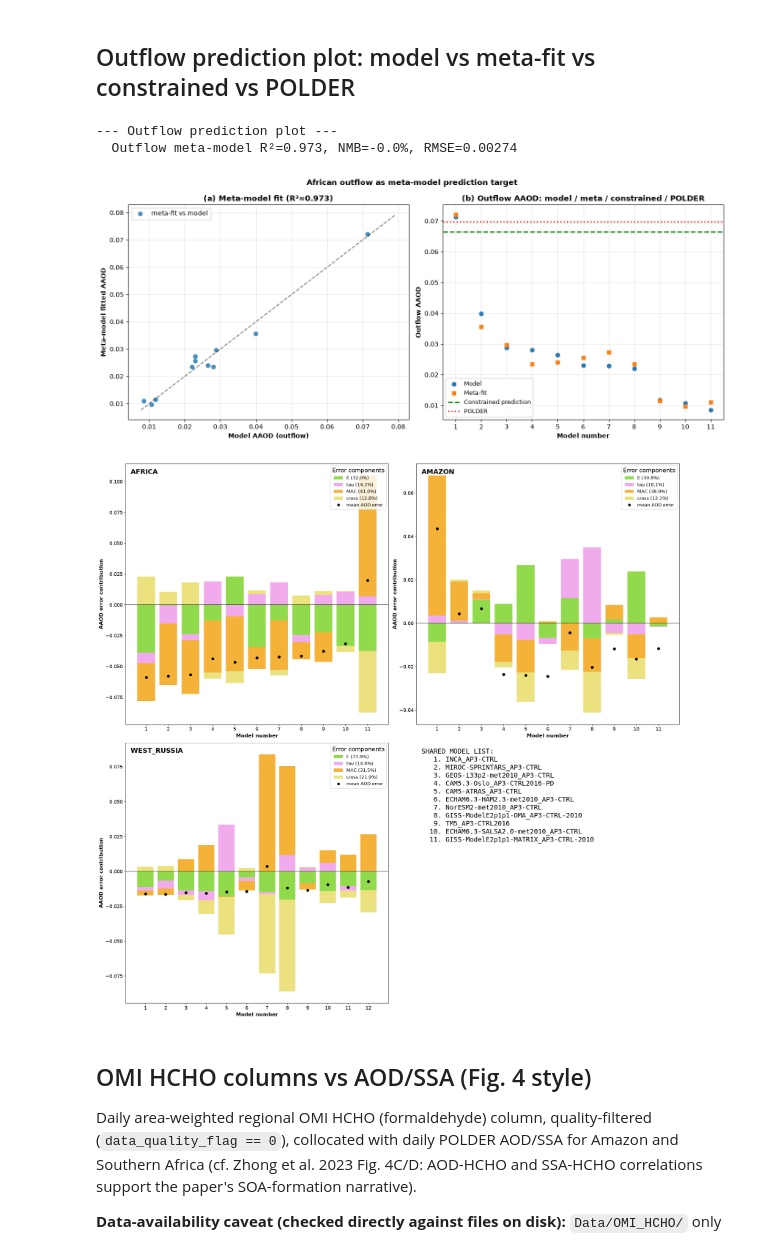
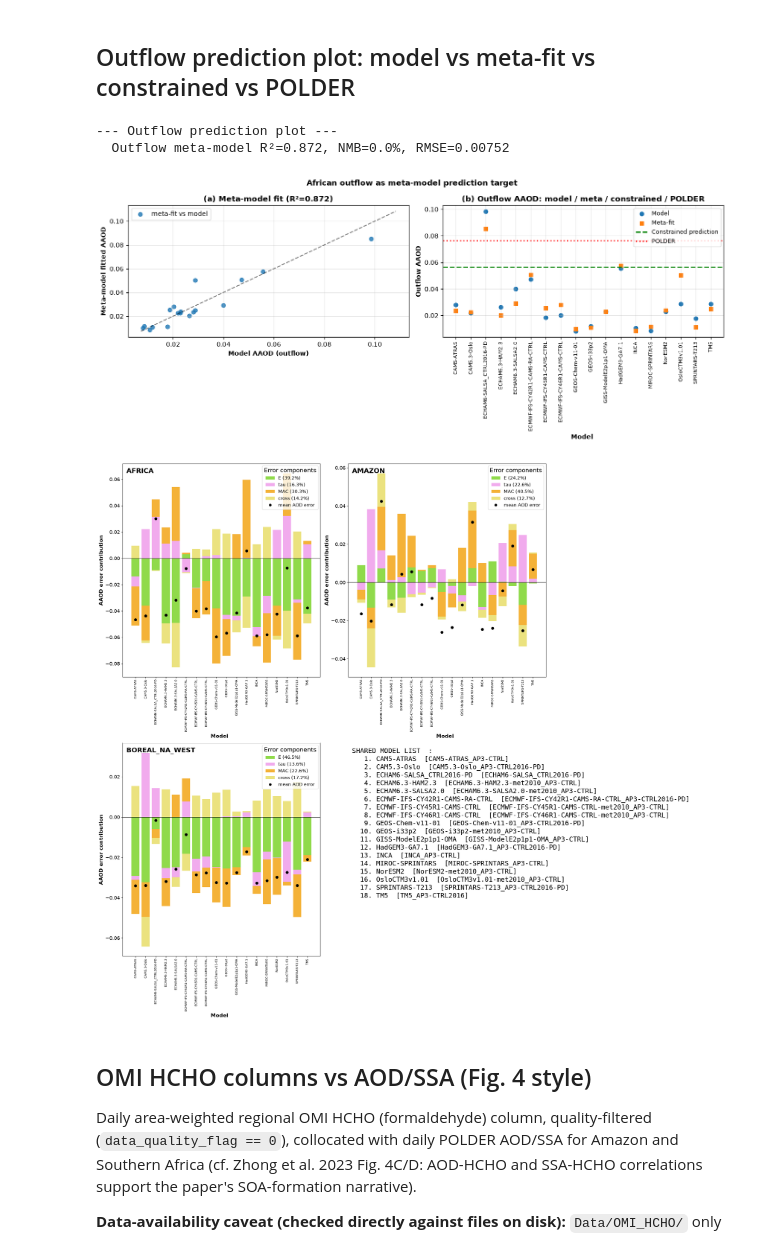
Before and after one commit to jessieaha/AeroCom_Error, a Jupyter notebook: notebooks/AAOD_error_attribution.ipynb, the cells around one changed output. Saved outputs shown, nothing was run; the diff lists cells and outputs as text; code cells hidden in the pictures.

```diff
--- a/notebooks/AAOD_error_attribution.ipynb
+++ b/notebooks/AAOD_error_attribution.ipynb
@@ -362,6 +404,14 @@ def filter_lifetime(da, model_name, var_name, max_days=None, min_days=None):
 derived_vars_pre = [dv for dv in ['MEC', 'MAC', 'SSA', 'AE'] if dv not in DERIVED_VAR_AFTER_AGG]
 derived = {m: {} for m in models}
 lifetime_filter_stats = []
+
+# Align sibling grids onto od550aer before MAC/SSA/AE (SPRINTARS lon micro-mismatch,
+# CAM5 od440 vs od550 resolution mismatch). Safe no-op when coords already match.
+n_aligned = 0
+for m in models:
+    aerocom_data.align_model_grids(data[m], ref_var='od550aer', model_hint=m)
+    n_aligned += 1
+print(f'Grid-aligned {n_aligned} models onto od550aer (when present).')
 
 for m in models:
     for dv in derived_vars_pre:
@@ -1155,7 +1210,9 @@ for region in SOURCE_REGIONS:
     aaod_obs_mean = float(aaod_obs_by_region.get(region, polder_df_region['AAOD_550'].mean()))
     precip_obs_mean = float(gpcp_ts.mean().values) if gpcp_ts.size else np.nan
 
-    mac_c = mac_params['F'] * ssa_obs_mean + mac_params.get('b', 0.0)
+    x_col = mac_params.get('x_col', MAC_X_COL)
+    x_obs = (1.0 - ssa_obs_mean) if x_col == '1-SSA' else ssa_obs_mean
+    mac_c = mac_params['F'] * x_obs + mac_params.get('b', 0.0)
     inv_lt_c = (lt_params['intercept']
                 + lt_params['alpha'] * precip_obs_mean
                 + lt_params['beta'] * ae_obs_mean)
@@ -1168,6 +1225,7 @@ for region in SOURCE_REGIONS:
         'region': region,
         'SSA_obs': ssa_obs_mean, 'AE_obs': ae_obs_mean, 'AAOD_obs': aaod_obs_mean,
         'precip_obs': precip_obs_mean,
+        'MAC_x_col': x_col, 'MAC_x_obs': x_obs,
         'MAC_c': mac_c, 'tau_c': tau_c,
         'E_c_g_m2_day': e_c_g_m2_day, 'E_c': e_c,
         'AAOD_homogenized': bool(POLDER_HOMOGENIZE),
@@ -1195,19 +1252,13 @@ Replicates Zhong et al. (2023) Fig. S3: for each source region, seasonal-mean 1/
 print('\n--- Figure S3 replication: 1/lifetime vs precipitation ---')
 
 fig_s3_regions = SOURCE_REGIONS  # africa, amazon, west_russia, boreal_na_west
-region_colors_s3 = {
-    'africa': '#ff7f0e', 'amazon': '#2ca02c',
-    'west_russia': '#8c564b', 'boreal_na_west': '#1f77b4',
-}
-
 ncols = 2
 nrows = int(np.ceil(len(fig_s3_regions) / ncols))
 fig, axes = plt.subplots(nrows, ncols, figsize=(12, 5 * nrows), squeeze=False)
 
 for idx, region in enumerate(fig_s3_regions):
     ax = axes[idx // ncols][idx % ncols]
-    color = region_colors_s3.get(region, '#333333')
-
+    color = REGION_COLORS.get(region, '#333333')
     sub = reg_df[reg_df['region'] == region].dropna(subset=['inv_lifetime', 'precip'])
     if len(sub) < 3:
         ax.set_title(f'{region}: insufficient data (n={len(sub)})')
@@ -1845,8 +2030,9 @@ else:
     ax.axhline(sub['AAOD_obs'].iloc[0], color='red', linestyle=':',
                linewidth=2, label='POLDER')
     ax.set_xticks(x)
-    ax.set_xticklabels(np.arange(1, len(sub) + 1))
-    ax.set_xlabel('Model number (alphabetical)', fontweight='bold')
+    ax.set_xticklabels([short_model_name(m) for m in sub['model']],
+                       rotation=90, fontsize=8, ha='center')
+    ax.set_xlabel('Model ', fontweight='bold')
     ax.set_ylabel('Outflow AAOD', fontweight='bold')
     ax.set_title('(b) Outflow AAOD: model / meta / constrained / POLDER', fontweight='bold')
     ax.legend(fontsize=9)
@@ -1866,13 +2052,13 @@ else:
               f"NMB={outflow_meta_params['nmb']:.1f}%, RMSE={outflow_meta_params['rmse']:.5f}")
 # %% [output]
 --- Outflow prediction plot ---
-  Outflow meta-model R²=0.973, NMB=-0.0%, RMSE=0.00274
+  Outflow meta-model R²=0.872, NMB=0.0%, RMSE=0.00752
-[figure, old version]
+[figure, new version]
 # %%
 from matplotlib.lines import Line2D
 from matplotlib.patches import Patch
 
-plot_regions = ['africa', 'amazon', 'west_russia']
+plot_regions = ['africa', 'amazon', 'boreal_na_west']
 
 fig, axes = plt.subplots(2, 2, figsize=(22, 7 * len(plot_regions)))
 
@@ -1926,10 +2112,11 @@ for idx, region in enumerate(plot_regions):
 
     ax.axhline(0, color='black', linewidth=1)
     ax.set_xticks(x)
-    ax.set_xticklabels(np.arange(1, len(sub) + 1), fontsize=13)
+    ax.set_xticklabels([short_model_name(m) for m in sub['model']],
+                       rotation=90, fontsize=8, ha='center')
     ax.tick_params(axis='y', labelsize=13)
     ax.set_ylabel('AAOD error contribution', fontsize=14, fontweight='bold')
-    ax.set_xlabel('Model number (alphabetical)', fontsize=14, fontweight='bold')
+    ax.set_xlabel('Model  ', fontsize=14, fontweight='bold')
     ax.text(
         0.02, 0.98, region.upper(),
         transform=ax.transAxes, va='top', ha='left',
@@ -1941,36 +2128,36 @@ for idx, region in enumerate(plot_regions):
         Patch(facecolor='#f1abed', label=f'tau ({pct_tau_mean:.1f}%)'),
         Patch(facecolor='#f4b238', label=f'MAC ({pct_MAC_mean:.1f}%)'),
         Patch(facecolor='#ebe27f', label=f'cross ({pct_cross_mean:.1f}%)'),
         Line2D([0], [0], marker='o', color='black', linestyle='None', label='mean AOD error'),
     ]
     ax.legend(
         handles=legend_handles, loc='upper right',
         fontsize=12, title='Error components', title_fontsize=16,
         frameon=True
     )
 
 # Model-name panel in row 2, col 2 (shared list shown once)
 ax_legend = axes_flat[3]
 ax_legend.axis('off')
 
-legend_lines = ['SHARED MODEL LIST (alphabetical):']
+legend_lines = ['SHARED MODEL LIST  :']
 for i, model in enumerate(common_model_list or [], start=1):
-    legend_lines.append(f'  {i:>2d}. {model}')
+    legend_lines.append(f'  {i:>2d}. {short_model_name(model)}  [{model}]')
 
 ax_legend.text(
     0.02, 0.98, '\n'.join(legend_lines).strip(),
     transform=ax_legend.transAxes, va='top', ha='left',
     fontsize=18, family='monospace'
 )
 
 plt.tight_layout()
 fig_path = project_root / 'notebooks' / 'figure3_error_attribution_by_region_3panel.png'
 if SAVE_FIGURE:
     plt.savefig(fig_path, dpi=300, bbox_inches='tight')
     print(f'Saved: {fig_path}')
     plt.close()
 # %% [output]
-[figure, old version]
+[figure, new version]
 # %% [markdown]
 ## OMI HCHO columns vs AOD/SSA (Fig. 4 style)
 
```
Also changed, not shown: parts of 25 cells of this notebook, 29 other files.
